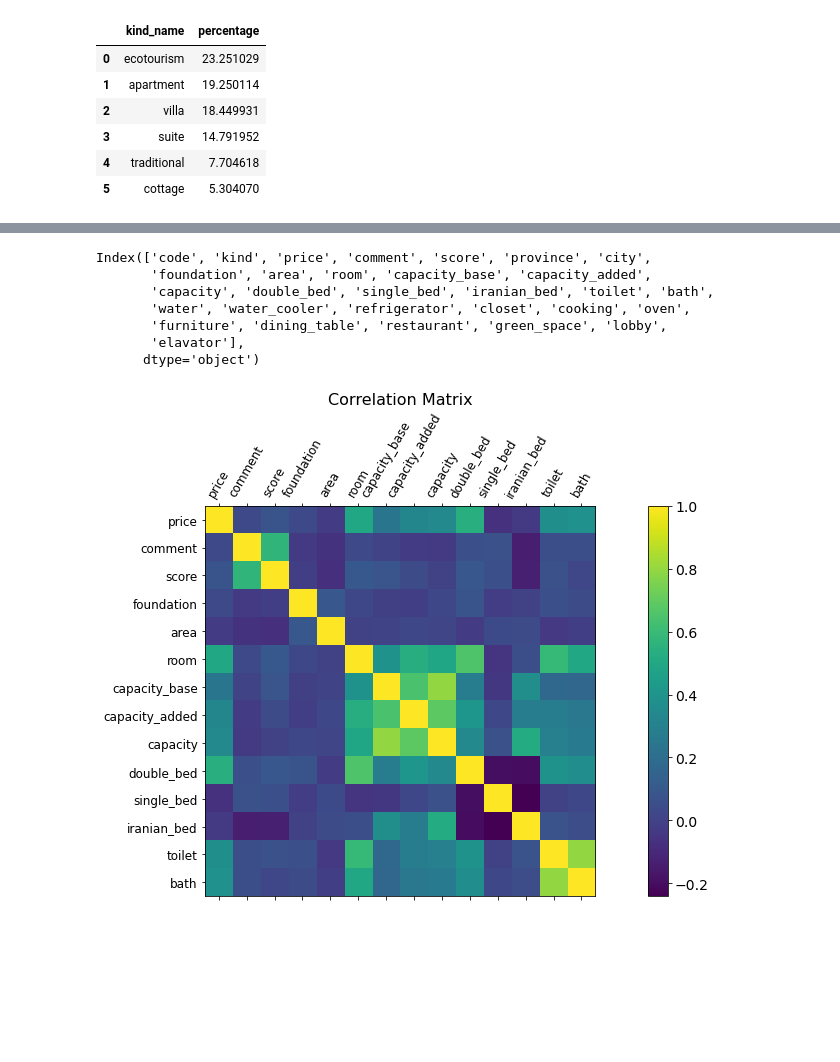
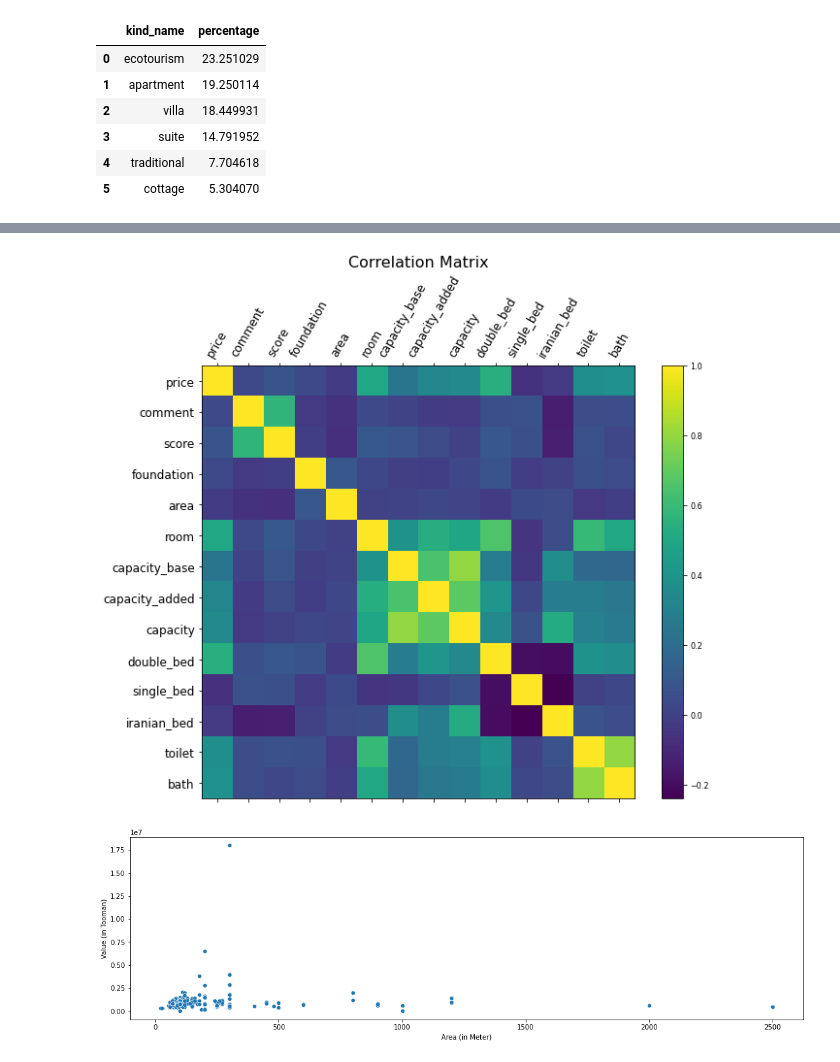
Before and after one commit to amiralimadadi/Jabama_WebScrap, a Jupyter notebook: Accommodations/2-Analysis.ipynb, the cells around one changed output, grey strips where cells are left out. Cells and saved outputs as stored; diff of their text form; code cells hidden in the pictures; blank space fills up the shorter version.

```diff
--- a/Accommodations/2-Analysis.ipynb
+++ b/Accommodations/2-Analysis.ipynb
@@ -264,13 +264,3 @@ plt.show()
 
 # plt.tight_layout()
 # plt.show()
-# %%
-df.columns
-# %% [output]
-Index(['code', 'kind', 'price', 'comment', 'score', 'province', 'city',
-       'foundation', 'area', 'room', 'capacity_base', 'capacity_added',
-       'capacity', 'double_bed', 'single_bed', 'iranian_bed', 'toilet', 'bath',
-       'water', 'water_cooler', 'refrigerator', 'closet', 'cooking', 'oven',
-       'furniture', 'dining_table', 'restaurant', 'green_space', 'lobby',
-       'elavator'],
-      dtype='object')
@@ -277,14 +269,25 @@ Index(['code', 'kind', 'price', 'comment', 'score', 'province', 'city',
 # %%
 df_correlation = df[['price', 'comment', 'score', 'foundation', 'area', 'room', 'capacity_base', 'capacity_added',
        'capacity', 'double_bed', 'single_bed', 'iranian_bed', 'toilet', 'bath']]
-fig = plt.figure(figsize=(19, 7))
+fig = plt.figure(figsize=(10, 8))
 plt.matshow(df_correlation.corr(), fignum=fig.number)
 plt.xticks(range(df_correlation.select_dtypes(['number']).shape[1]), df_correlation.select_dtypes(['number']).columns
            , fontsize=12, rotation=60)
 plt.yticks(range(df_correlation.select_dtypes(['number']).shape[1]), df_correlation.select_dtypes(['number']).columns
            , fontsize=12)
 cb = plt.colorbar()
-cb.ax.tick_params(labelsize=14)
+cb.ax.tick_params(labelsize=8)
 plt.title('Correlation Matrix', fontsize=16);
 # %% [output]
-[figure, old version]
+[figure, new version]
+# %%
+plt.figure(figsize= (18,5))
+
+df_temp = df[(df['kind'].str.contains('apartment'))  & (df['province'].str.contains('تهران'))]
+
+sns.scatterplot(x = "area", y = "price", data = df_temp,)
+plt.xlabel('Area (in Meter)');
+plt.ylabel('Value (in Tooman)');
+plt.show()
+# %% [output]
+[figure, added]
```
Also changed, not shown: parts of 3 cells of this notebook.
